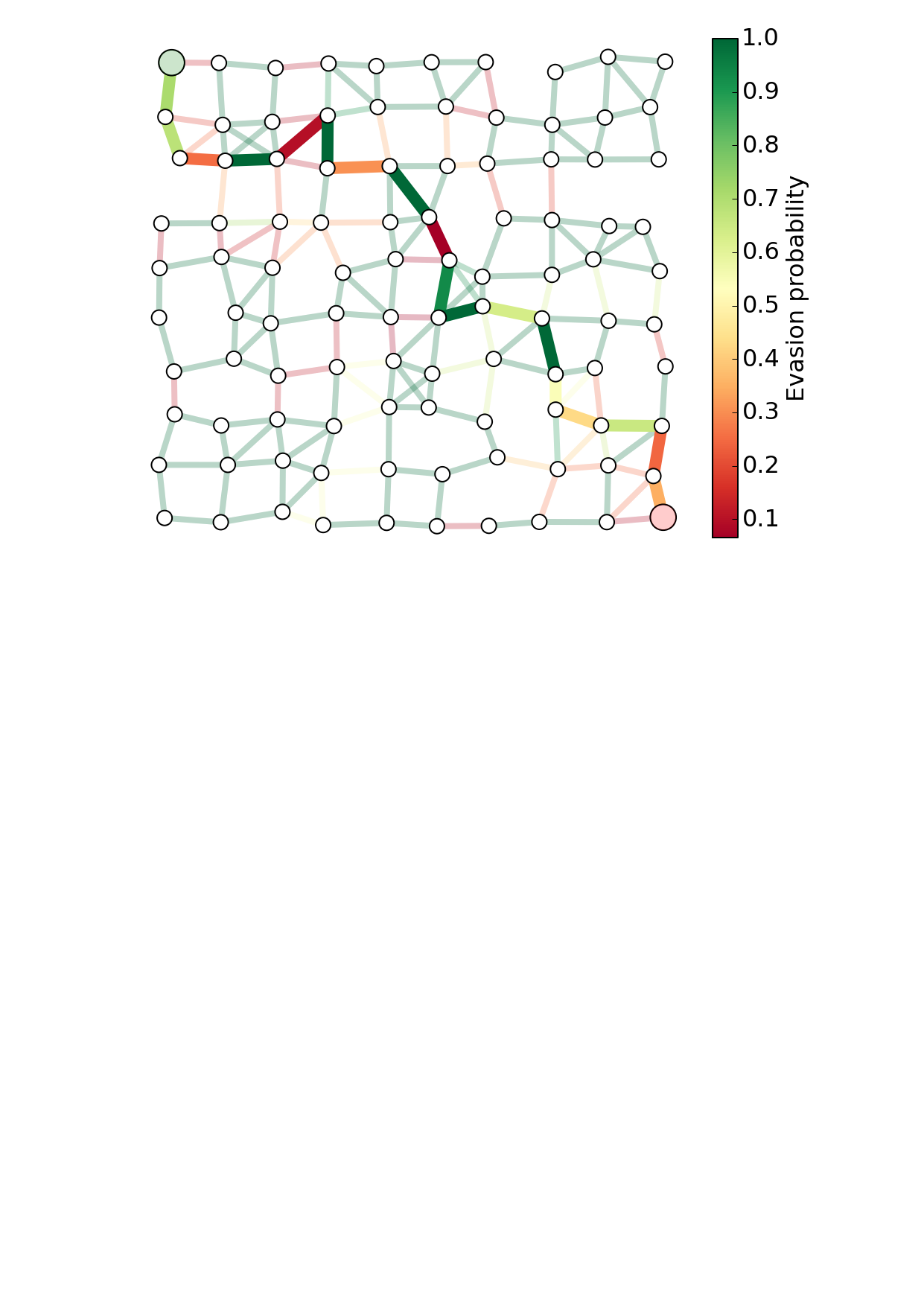
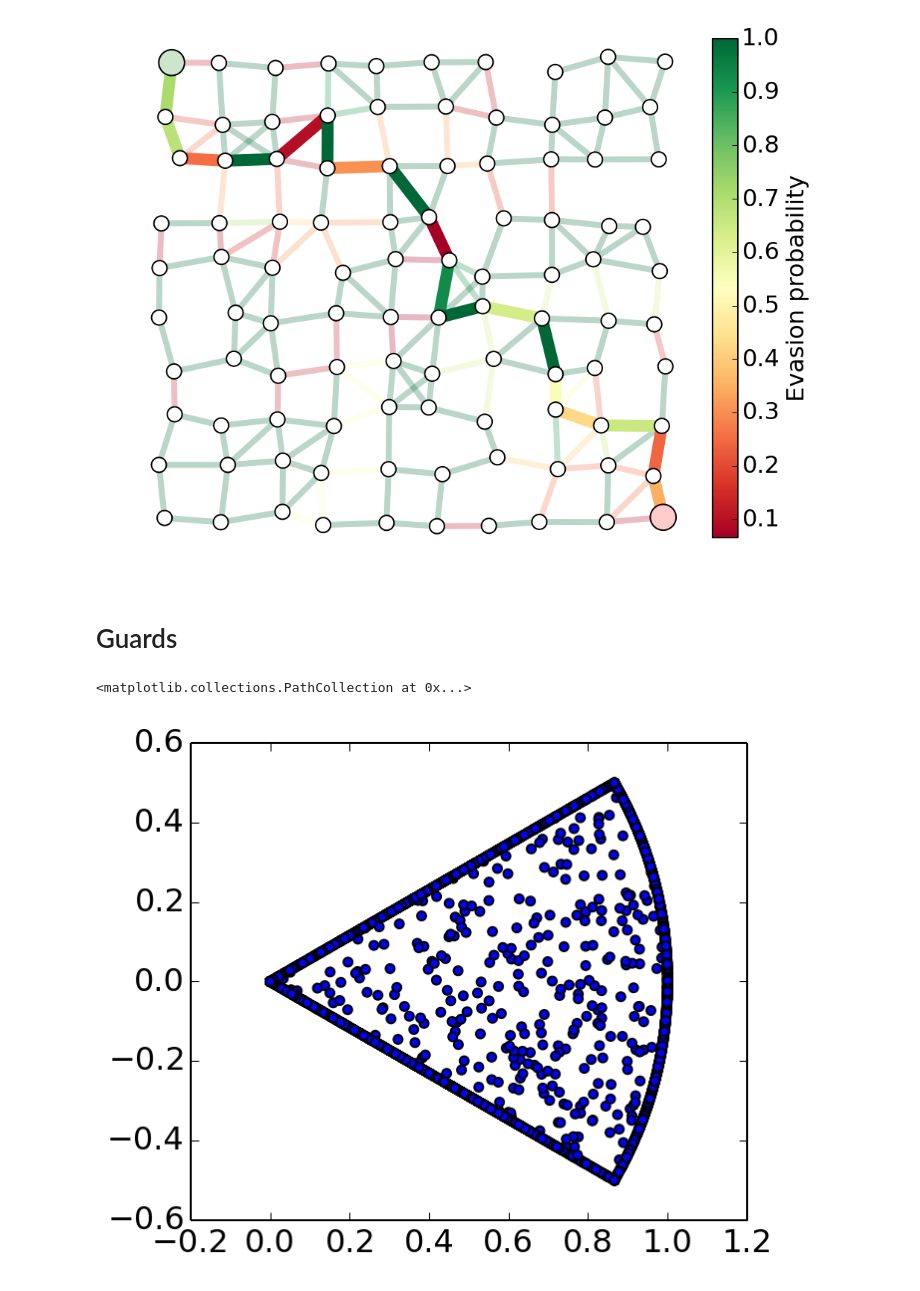
Before and after one commit to ajfriend/cvxpy_examples, a Jupyter notebook: interdiction.ipynb, the cells around one changed output. Saved outputs shown, nothing was run; the diff lists cells and outputs as text; code cells hidden in the pictures; blank space fills up the shorter version.

```diff
--- a/interdiction.ipynb
+++ b/interdiction.ipynb
@@ -472,3 +472,5 @@ print "The evasion probability of the smuggler's optimal path is %e."%(np.exp(x.
 # %% [output]
 The evasion probability of the smuggler's optimal path is 1.846540e-06.
 [figure]
+# %% [markdown]
+# Guards
@@ -474,0 +514,12 @@ The evasion probability of the smuggler's optimal path is 1.846540e-06.
+# %%
+for i in range(n):
+    xs[i,:] = projCone(xs[i,:],1,np.pi/6)
+
+
+fig = plt.figure(figsize=(5,5))
+ax = fig.add_subplot(111, aspect='equal')
+ax.scatter(xs[:,0],xs[:,1])
+#ax.axis([-2,2,-2,2])
+# %% [output]
+<matplotlib.collections.PathCollection at 0x...>
+[figure, added]
```
Also changed, not shown: parts of 9 cells of this notebook.
